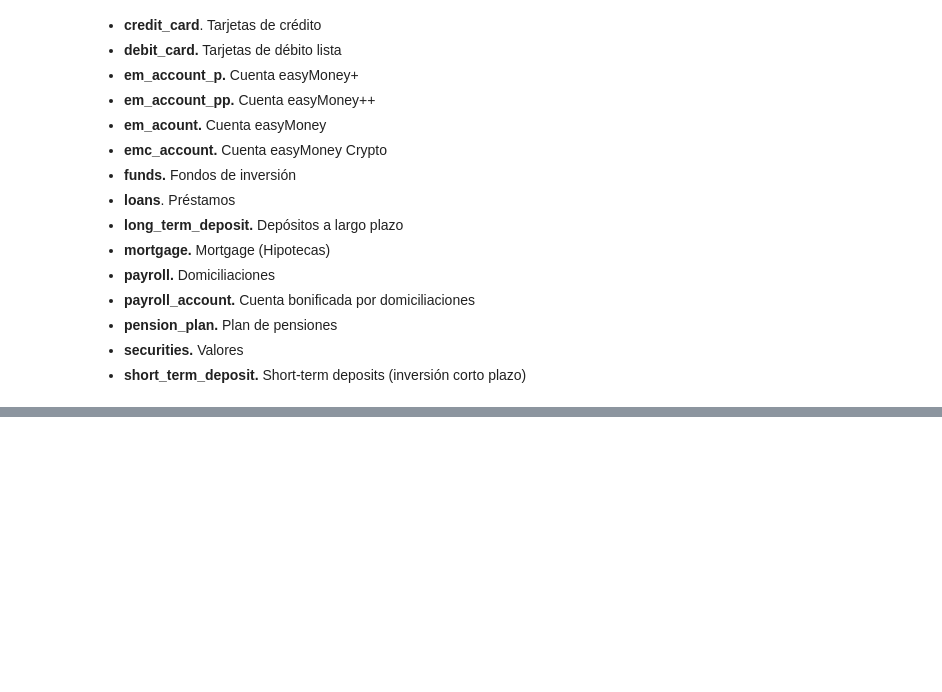
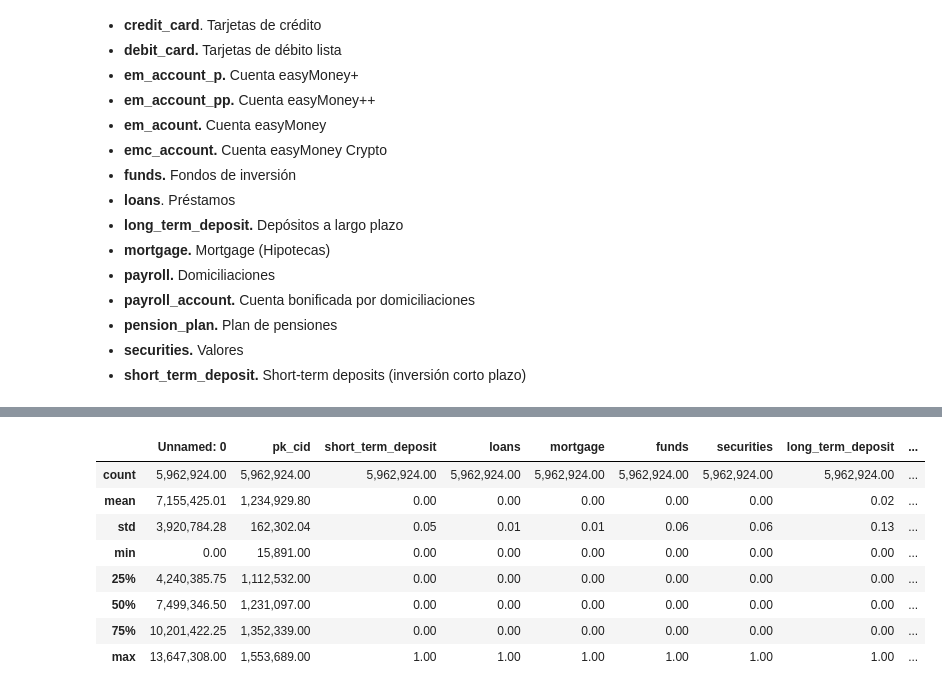
Before and after one commit to EdgarData/EasyMoney, a Jupyter notebook: Tarea_1_Análisis.ipynb, the cells around one changed output, grey strips where cells are left out. Cells and saved outputs as stored; diff of their text form; code cells hidden in the pictures; blank space fills up the shorter version.

```diff
--- a/Tarea_1_Análisis.ipynb
+++ b/Tarea_1_Análisis.ipynb
@@ -60,0 +155,12 @@ NameError: ignored
+# %%
+products.describe()
+# %% [output]
+|  | Unnamed: 0 | pk_cid | short_term_deposit | loans | mortgage | funds | securities | long_term_deposit | ... |
+| count | 5,962,924.00 | 5,962,924.00 | 5,962,924.00 | 5,962,924.00 | 5,962,924.00 | 5,962,924.00 | 5,962,924.00 | 5,962,924.00 | ... |
+| mean | 7,155,425.01 | 1,234,929.80 | 0.00 | 0.00 | 0.00 | 0.00 | 0.00 | 0.02 | ... |
+| std | 3,920,784.28 | 162,302.04 | 0.05 | 0.01 | 0.01 | 0.06 | 0.06 | 0.13 | ... |
+| min | 0.00 | 15,891.00 | 0.00 | 0.00 | 0.00 | 0.00 | 0.00 | 0.00 | ... |
+| 25% | 4,240,385.75 | 1,112,532.00 | 0.00 | 0.00 | 0.00 | 0.00 | 0.00 | 0.00 | ... |
+| 50% | 7,499,346.50 | 1,231,097.00 | 0.00 | 0.00 | 0.00 | 0.00 | 0.00 | 0.00 | ... |
+| 75% | 10,201,422.25 | 1,352,339.00 | 0.00 | 0.00 | 0.00 | 0.00 | 0.00 | 0.00 | ... |
+| max | 13,647,308.00 | 1,553,689.00 | 1.00 | 1.00 | 1.00 | 1.00 | 1.00 | 1.00 | ... |
```
Also changed, not shown: parts of 22 cells of this notebook.
